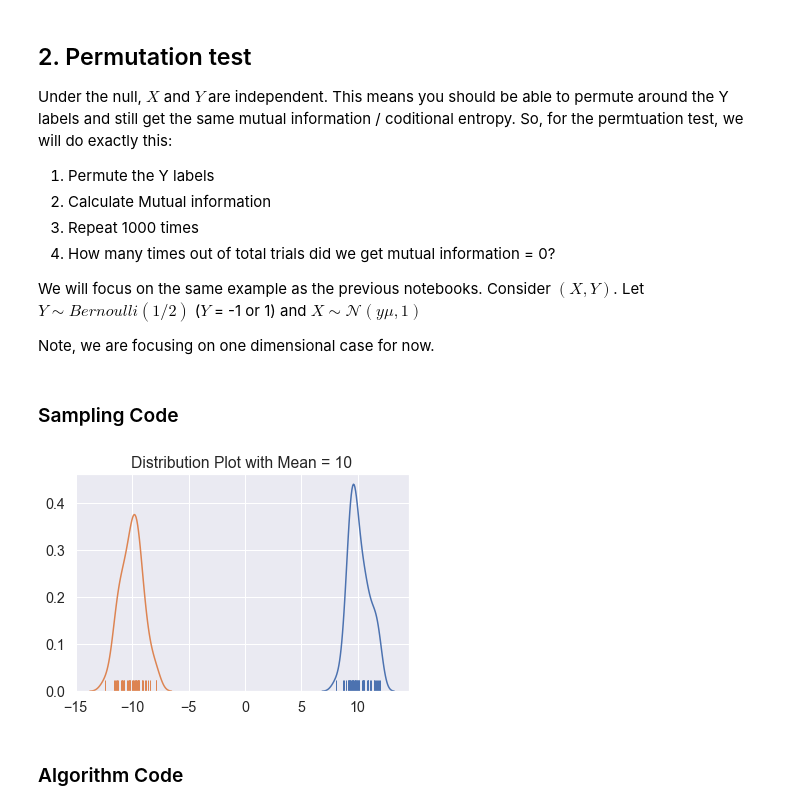
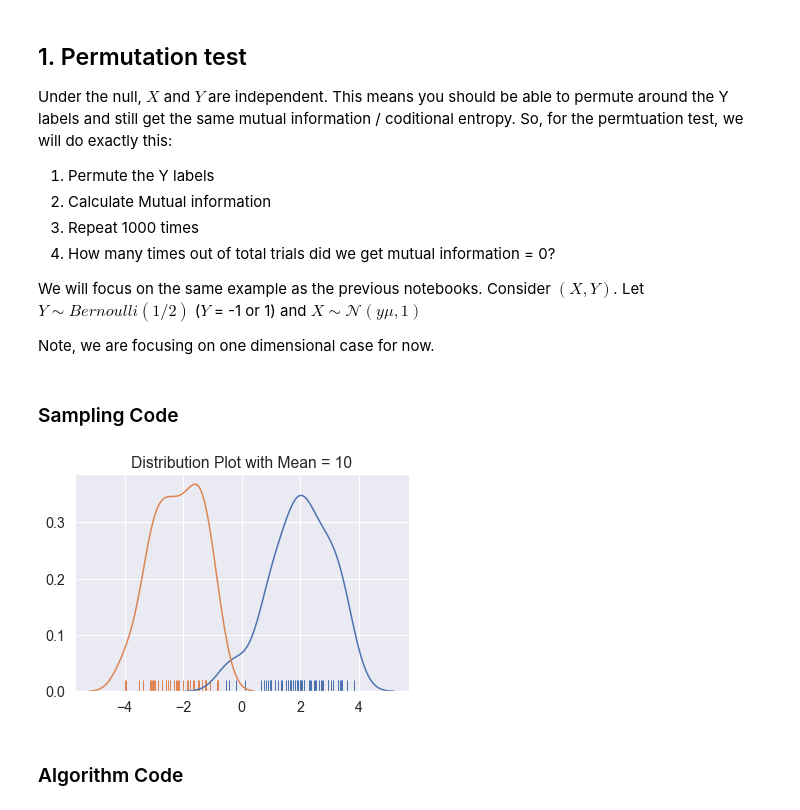
Before and after one commit to rguo123/conditional_entropy_forests, a Jupyter notebook: Test Statistic.ipynb, the cells around one changed output. Saved outputs shown, nothing was run; the diff lists cells and outputs as text; code cells hidden in the pictures.

```diff
--- a/Test Statistic.ipynb
+++ b/Test Statistic.ipynb
@@ -30,5 +16,5 @@ Note that $\hat{p}$ is just sum of independent bernoulli's so binomial. However,
 # %% [markdown]
-## 2. Permutation test
+## 1. Permutation test
 Under the null, $X$ and $Y$ are independent. This means you should be able to permute around the Y labels and still get the same mutual information / coditional entropy. So, for the permtuation test, we will do exactly this:
 
 1. Permute the Y labels
@@ -48,35 +34,35 @@ import numpy as np
 # NOTE: we are storing y's as 1's or 0's but still doing the mean stuff correctly
 def get_sample(n, mean, var):
     x_sample = []
     y_sample = []
     for i in range(n):
         y = np.random.binomial(1, .5)
         if (y == 0):
             x = np.random.normal(-mean, var)
         else:
             x = np.random.normal(mean, var)
         x_sample.append(x)
         y_sample.append(y)
     return x_sample, y_sample
 
 import seaborn as sns
 import matplotlib.pyplot as plt
 sns.set(font_scale=1.3)
 
 def split_by_class(sample):
     y_one = [pair for pair in sample if pair[1] == 1]
     y_neg_one = [pair for pair in sample if pair[1] == 0]
     return y_one, y_neg_one
 
-X, y = get_sample(100, 10, 1)
+X, y = get_sample(100, 2, 1)
 sample = list(zip(X, y))
 class_one, class_neg_one = split_by_class(sample)
 sns.distplot(list(zip(*class_one))[0], hist=False, rug=True)
 sns.distplot(list(zip(*class_neg_one))[0], hist=False, rug=True)
 plt.title("Distribution Plot with Mean = 10")
 plt.show()
 # %% [output]
-[figure, old version]
+[figure, new version]
 # %% [markdown]
 ### Algorithm Code
 # %%
```
Also changed, not shown: parts of 17 cells of this notebook.
